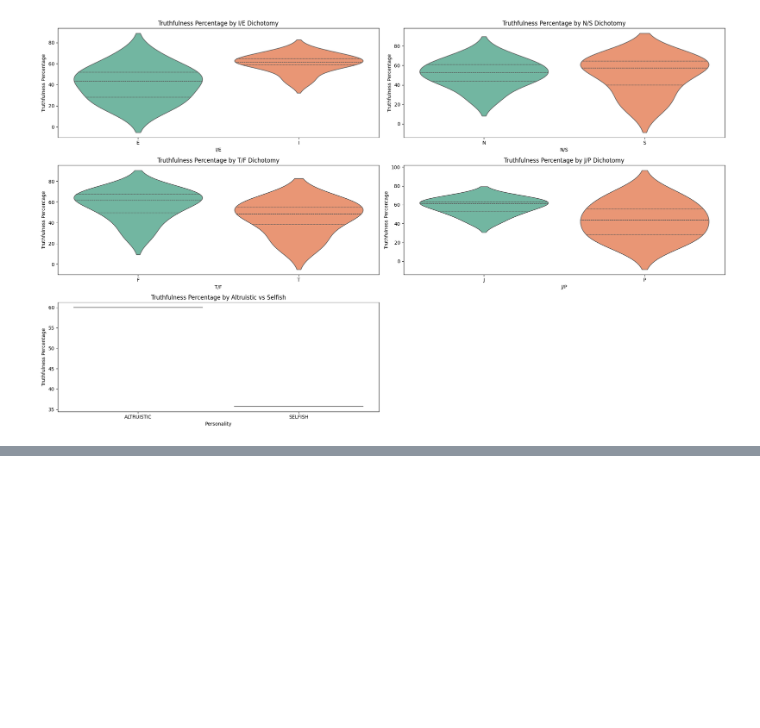
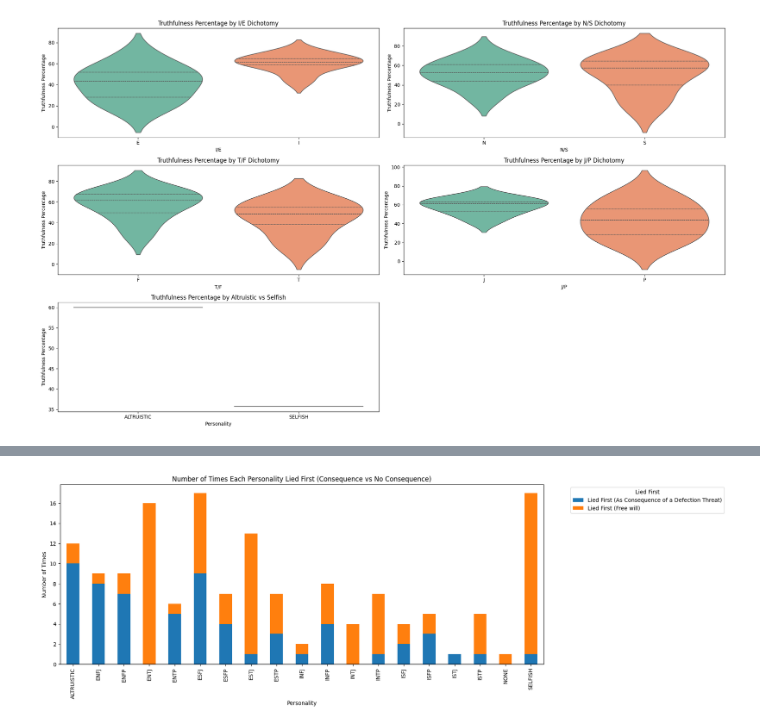
Before and after one commit to mathislindner/Multi-Agent-LLM-Game-Theory, a Jupyter notebook: plot_results.ipynb, the cells around one changed output, grey strips where cells are left out. Cells and saved outputs as stored; diff of their text form; code cells hidden in the pictures; blank space fills up the shorter version.

Commit message:
who lied first and was it a consequence?

```diff
--- a/plot_results.ipynb
+++ b/plot_results.ipynb
@@ -351,0 +313,59 @@ Name: count, dtype: int64
+# %%
+df['lied_first_1'] = [False] * len(df)
+df['lied_first_2'] = [False] * len(df)
+df['defected_first_1'] = [False] * len(df)
+df['defected_first_2'] = [False] * len(df)
+
+for i, row in df.iterrows():
+    personality_1 = row['personality_1']
+    personality_2 = row['personality_2']
+
+    for truthful_1, truthful_2, intent_1, intent_2 in zip(row['truthful_agent_1'], row['truthful_agent_2'], row['intent_agent_1'], row['intent_agent_2']):
+        if (truthful_1 == False) and (truthful_2 == True):
+            df.at[i, 'lied_first_1'] = True
+            break
+        elif (truthful_1 == True) and (truthful_2 == False):
+            df.at[i, 'lied_first_2'] = True
+            break
+    for action_1, action_2 in zip(row['agent_1_actions'], row['agent_2_actions']):
+        if (action_1 == 'defect') and (action_2 == 'cooperate'):
+
+            df.at[i, 'defected_first_1'] = True
+            break
+        elif (action_1 == 'cooperate') and (action_2 == 'defect'):
+            df.at[i, 'defected_first_2'] = True
+            break
+        elif (action_1 == 'defect') and (action_2 == 'defect'):
+            if (intent_1 == 'defect') and (intent_2 == 'cooperate'):
+                df.at[i, 'defected_first_2'] = True
+                break
+            elif (intent_1 == 'cooperate') and (intent_2 == 'defect'):
+                df.at[i, 'defected_first_1'] = True
+                break
+# Calculate the percentage of times each personality lied first
+first_liars = df.groupby('personality_1')['lied_first_1'].sum().to_dict()
+first_liars.update(df.groupby('personality_2')['lied_first_2'].sum().to_dict())
+
+# Calculate the number of times each personality lied first and whether it was a consequence of being defected first
+first_liars_consequence = df.groupby('personality_1')['defected_first_2'].sum().to_dict()
+first_liars_consequence.update(df.groupby('personality_2')['defected_first_1'].sum().to_dict())
+
+# Calculate the number of times each personality lied first without being defected first
+first_liars_no_consequence = {k: abs(first_liars[k] - first_liars_consequence.get(k, 0)) for k in first_liars.keys()}
+
+# Create a DataFrame for plotting
+plot_data = pd.DataFrame({
+    'Personality': list(first_liars.keys()),
+    'Lied First (As Consequence of a Defection Threat)': list(first_liars_consequence.values()),
+    'Lied First (Free will)': list(first_liars_no_consequence.values())
+})
+
+# Plot the bars with two colors
+plot_data.set_index('Personality').plot(kind='bar', stacked=True, figsize=(16,6), color=['#1f77b4', '#ff7f0e'])
+plt.title('Number of Times Each Personality Lied First (Consequence vs No Consequence)')
+plt.xlabel('Personality')
+plt.ylabel('Number of Times')
+plt.legend(title='Lied First', bbox_to_anchor=(1.05, 1), loc='upper left')
+plt.show()
+# %% [output]
+[figure, added]
```
Also changed, not shown: parts of 17 cells of this notebook.
